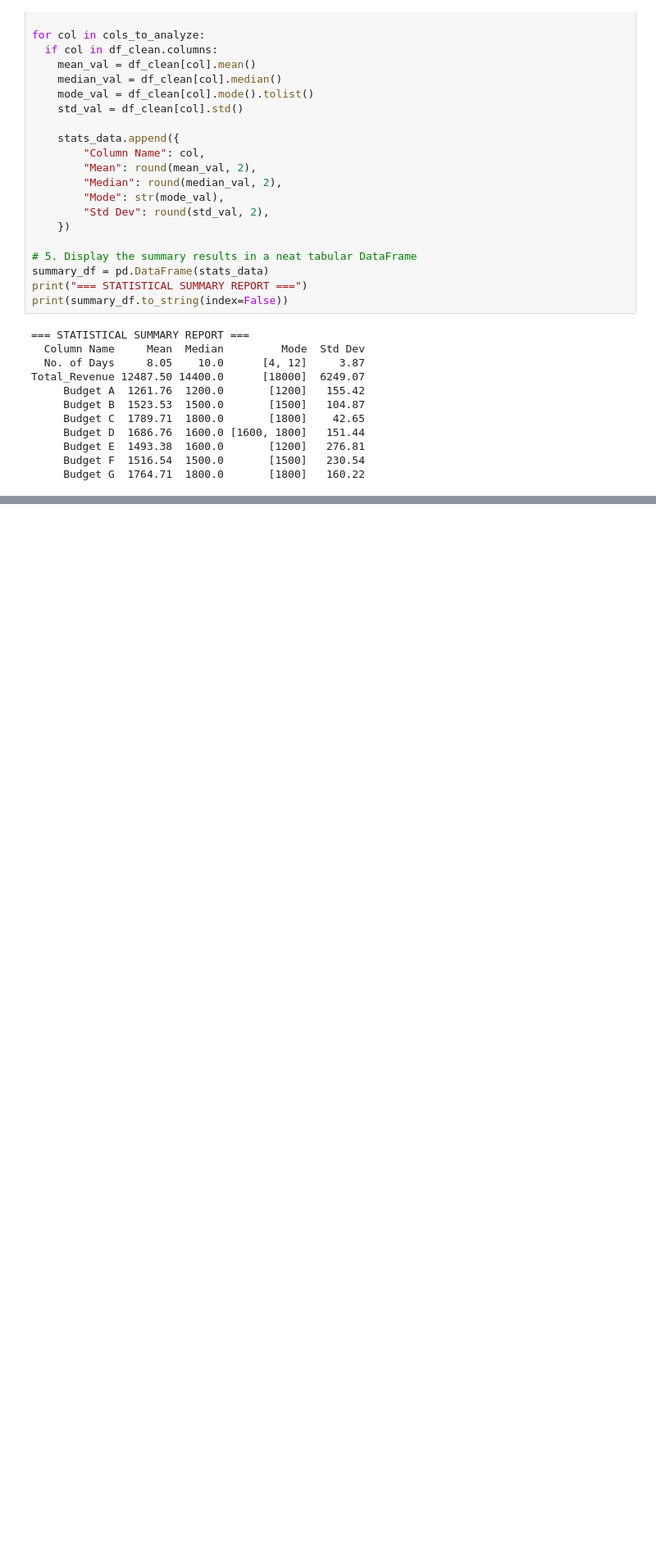
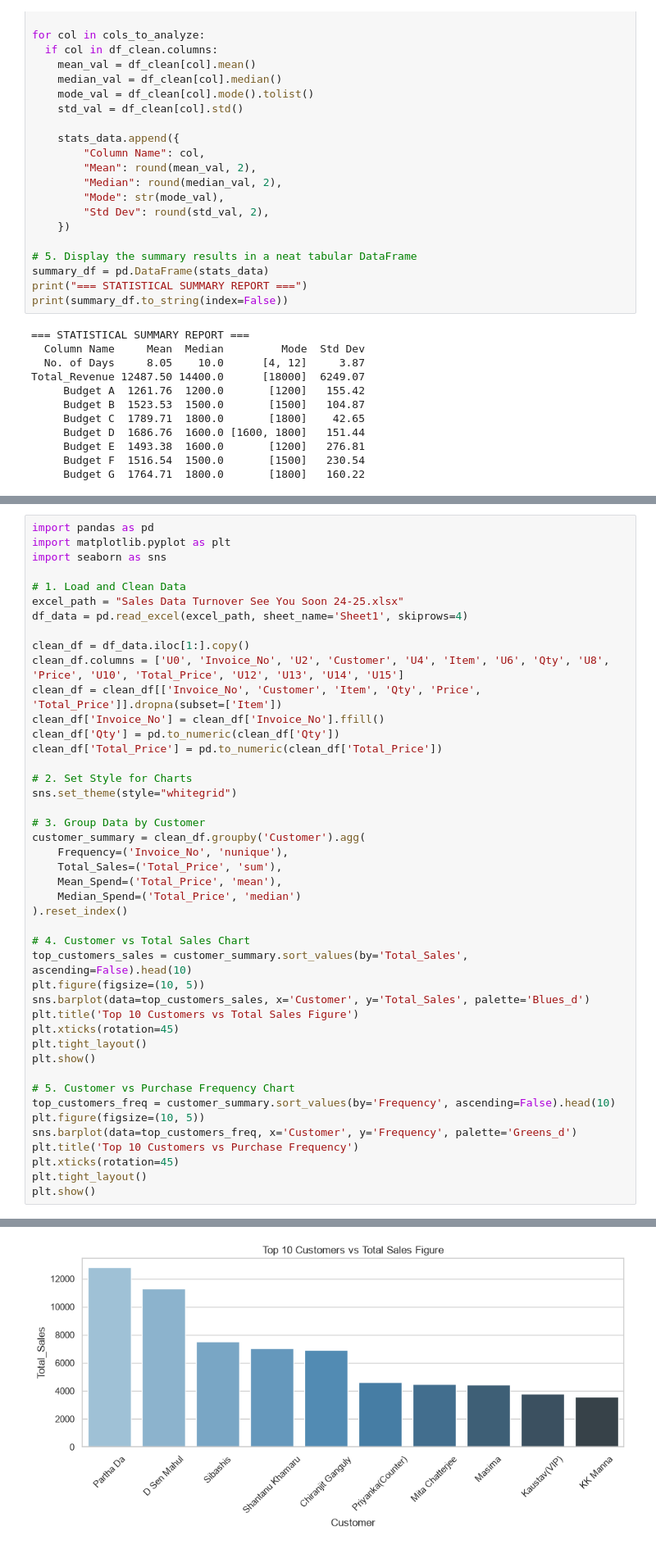
Before and after one commit to Pooja-Khandare/Pinnacle-Project, a Jupyter notebook: PinnacleVS.ipynb, the cells around one changed output, grey strips where cells are left out. Shown at 82% size. Saved outputs shown, nothing was run; the diff lists cells and outputs as text; blank space fills up the shorter version.

Commit message:
Update dashboard layout

```diff
--- a/PinnacleVS.ipynb
+++ b/PinnacleVS.ipynb
@@ -601,0 +604,45 @@ Total_Revenue 12487.50 14400.0      [18000]  6249.07
+# %%
+import pandas as pd
+import matplotlib.pyplot as plt
+import seaborn as sns
+
+# 1. Load and Clean Data
+excel_path = "Sales Data Turnover See You Soon 24-25.xlsx"
+df_data = pd.read_excel(excel_path, sheet_name='Sheet1', skiprows=4)
+
+clean_df = df_data.iloc[1:].copy()
+clean_df.columns = ['U0', 'Invoice_No', 'U2', 'Customer', 'U4', 'Item', 'U6', 'Qty', 'U8', 'Price', 'U10', 'Total_Price', 'U12', 'U13', 'U14', 'U15']
+clean_df = clean_df[['Invoice_No', 'Customer', 'Item', 'Qty', 'Price', 'Total_Price']].dropna(subset=['Item'])
+clean_df['Invoice_No'] = clean_df['Invoice_No'].ffill()
+clean_df['Qty'] = pd.to_numeric(clean_df['Qty'])
+clean_df['Total_Price'] = pd.to_numeric(clean_df['Total_Price'])
+
+# 2. Set Style for Charts
+sns.set_theme(style="whitegrid")
+
+# 3. Group Data by Customer
+customer_summary = clean_df.groupby('Customer').agg(
+    Frequency=('Invoice_No', 'nunique'),
+    Total_Sales=('Total_Price', 'sum'),
+    Mean_Spend=('Total_Price', 'mean'),
+    Median_Spend=('Total_Price', 'median')
+).reset_index()
+
+# 4. Customer vs Total Sales Chart
+top_customers_sales = customer_summary.sort_values(by='Total_Sales', ascending=False).head(10)
+plt.figure(figsize=(10, 5))
+sns.barplot(data=top_customers_sales, x='Customer', y='Total_Sales', palette='Blues_d')
+plt.title('Top 10 Customers vs Total Sales Figure')
+plt.xticks(rotation=45)
+plt.tight_layout()
+plt.show()
+
+# 5. Customer vs Purchase Frequency Chart
+top_customers_freq = customer_summary.sort_values(by='Frequency', ascending=False).head(10)
+plt.figure(figsize=(10, 5))
+sns.barplot(data=top_customers_freq, x='Customer', y='Frequency', palette='Greens_d')
+plt.title('Top 10 Customers vs Purchase Frequency')
+plt.xticks(rotation=45)
+plt.tight_layout()
+plt.show()
+# %% [output]
@@ -601,0 +652 @@ Total_Revenue 12487.50 14400.0      [18000]  6249.07
+[figure, added]
```
Also changed, not shown: parts of 5 cells of this notebook, 5 other files.
